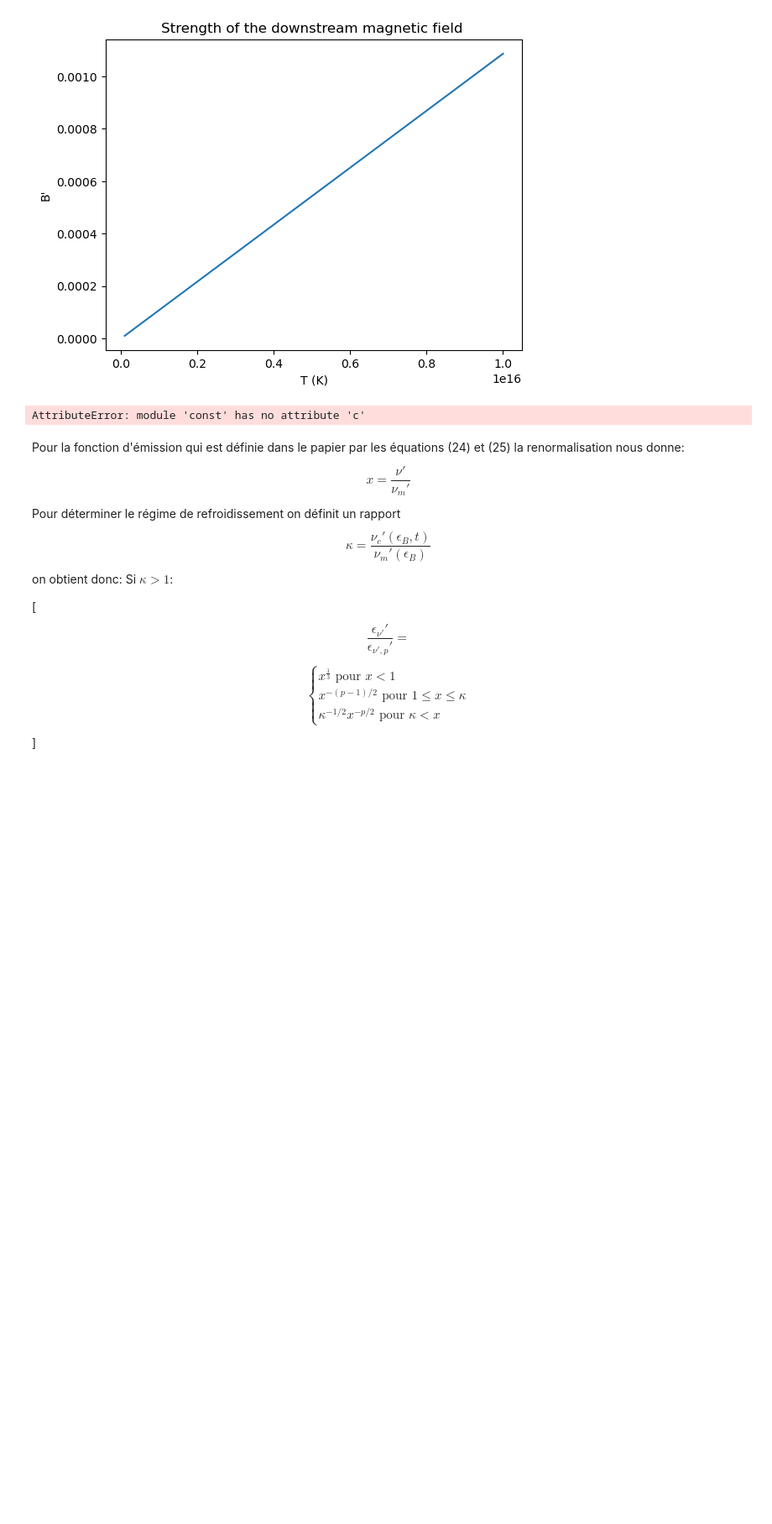
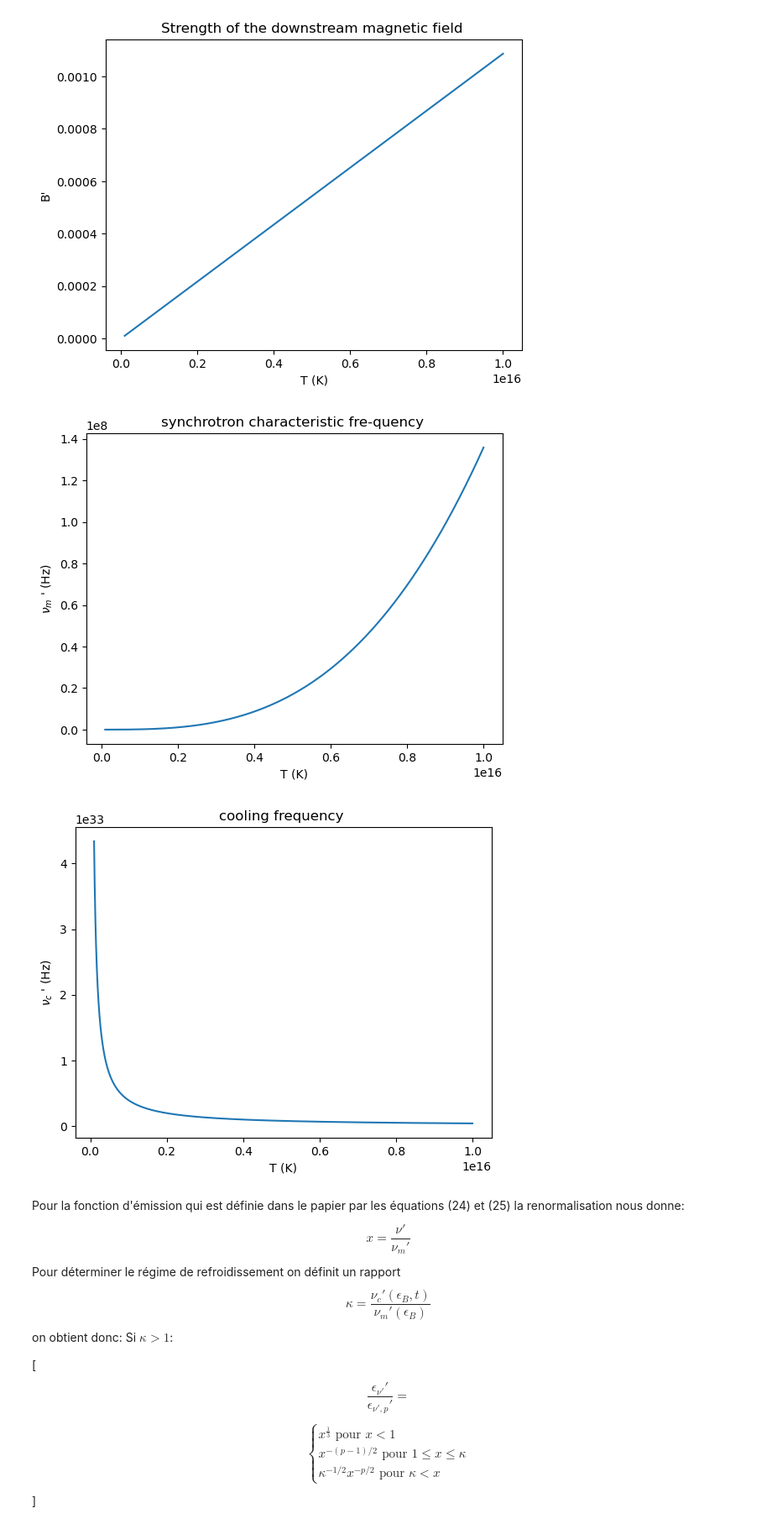
Before and after one commit to quentin-bouquet/Mod-le-Spectro-Temporel-d-mission-d-un-sursaut-gamma, a Jupyter notebook: MAIN.ipynb, the cells around one changed output. Shown at 84% size. Cells and saved outputs as stored; diff of their text form; code cells hidden in the pictures; blank space fills up the shorter version.

```diff
--- a/MAIN.ipynb
+++ b/MAIN.ipynb
@@ -141,22 +141,23 @@ plt.show()
 [figure]
 # %%
 def nu_prime_m(T,epsilon_B):
-    return 3/16 * gamma_prime_m(T,p)**2 * const.q_e*B_prime(T,epsilon_B) / (const.m_e * scipy.const.c)
+    return 3/16 * gamma_prime_m(T,p)**2 * const.q_e*B_prime(T,epsilon_B) / (const.m_e * scipy.constants.c)
 
 def nu_prime_c(n0,T,epsilon_B, t):
-    return 3/16 * gamma_prime_c(n0,epsilon_B,T, t)**2 * const.q_e *B_prime(T,epsilon_B) / (const.m_e * scipy.const.c)
+    return 3/16 * gamma_prime_c(n0,epsilon_B,T, t)**2 * const.q_e *B_prime(T,epsilon_B) / (const.m_e * scipy.constants.c)
 plt.plot(T,nu_prime_m(T,epsi_b))
-plt.title("Strength of the downstream magnetic field ")
+plt.title("synchrotron characteristic fre-quency ")
 plt.xlabel("T (K)")
-plt.ylabel("B'")
+plt.ylabel(r"$\nu_{m}$ ' (Hz)")
 plt.show()
 plt.plot(T,nu_prime_c(n0,T,epsi_b,t))
-plt.title("Strength of the downstream magnetic field ")
+plt.title("cooling frequency ")
 plt.xlabel("T (K)")
-plt.ylabel("B'")
+plt.ylabel(r"$\nu_{c}$ ' (Hz)")
 plt.show()
 # %% [output]
-AttributeError: module 'const' has no attribute 'c'
+[figure, added]
+[figure, added]
 # %% [markdown]
 Pour la fonction d'émission qui est définie dans le papier par les équations (24) et (25) la renormalisation nous donne:
 
```
Also changed, not shown: parts of 4 cells of this notebook.
